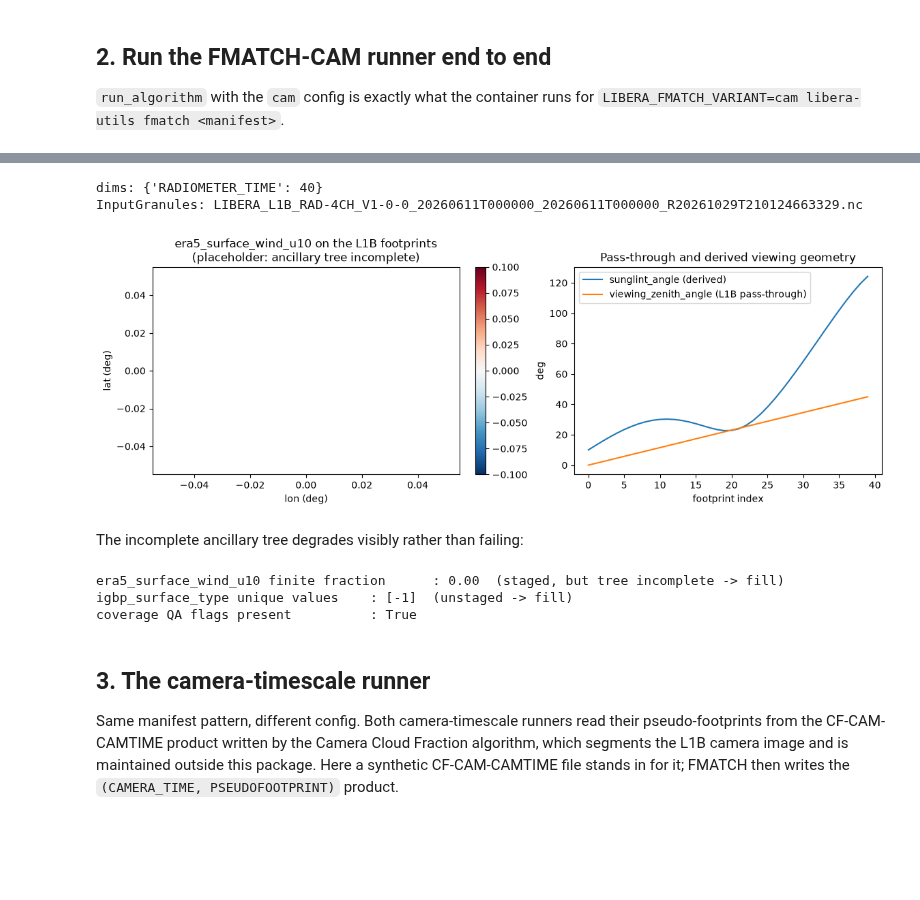
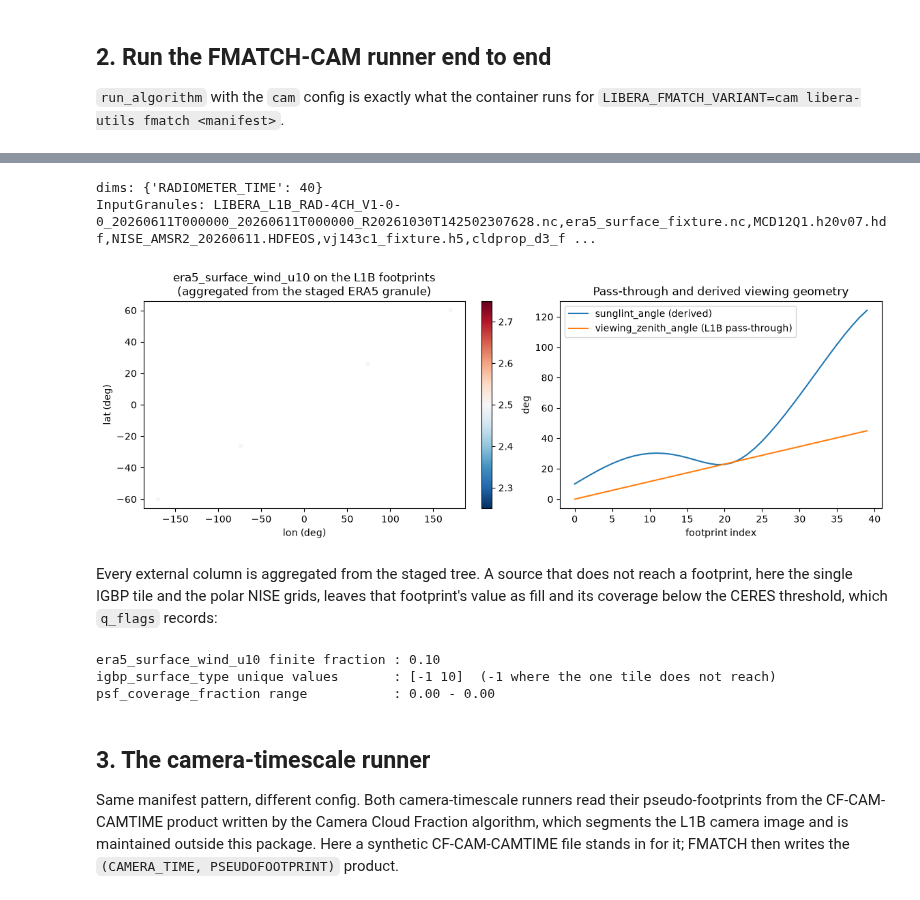
Before and after one commit to LASP-Libera/libera_utils, a Jupyter notebook: notebooks/09_runners.ipynb, the cells around one changed output, grey strips where cells are left out. Saved outputs shown, nothing was run; the diff lists cells and outputs as text; code cells hidden in the pictures; blank space fills up the shorter version.

```diff
--- a/notebooks/09_runners.ipynb
+++ b/notebooks/09_runners.ipynb
@@ -120,39 +138,44 @@ product        : LIBERA_AUX_FMATCH-CAM_V5-14-0_20260611T000000_20260611T000000_R
 # %%
 product = xr.open_dataset(product_path)
 print(f"dims: {dict(product.sizes)}")
 print(f"InputGranules: {product.attrs['InputGranules']}")
 
 fig, (ax1, ax2) = plt.subplots(1, 2, figsize=(11.5, 4), constrained_layout=True)
 sc = ax1.scatter(product.longitude, product.latitude, c=product.era5_surface_wind_u10, s=14, cmap="RdBu_r")
-ax1.set_title("era5_surface_wind_u10 on the L1B footprints\n(placeholder: ancillary tree incomplete)")
+ax1.set_title("era5_surface_wind_u10 on the L1B footprints\n(aggregated from the staged ERA5 granule)")
 ax1.set_xlabel("lon (deg)")
 ax1.set_ylabel("lat (deg)")
 fig.colorbar(sc, ax=ax1)
 
 ax2.plot(product.sunglint_angle.values, label="sunglint_angle (derived)")
 ax2.plot(product.viewing_zenith_angle.values, label="viewing_zenith_angle (L1B pass-through)")
 ax2.set_xlabel("footprint index")
 ax2.set_ylabel("deg")
 ax2.legend()
 ax2.set_title("Pass-through and derived viewing geometry")
 plt.show()
 # %% [output]
 dims: {'RADIOMETER_TIME': 40}
-InputGranules: LIBERA_L1B_RAD-4CH_V1-0-0_20260611T000000_20260611T000000_R20261029T210124663329.nc
+InputGranules: LIBERA_L1B_RAD-4CH_V1-0-0_20260611T000000_20260611T000000_R20261030T142502307628.nc,era5_surface_fixture.nc,MCD12Q1.h20v07.hdf,NISE_AMSR2_20260611.HDFEOS,vj143c1_fixture.h5,cldprop_d3_f ...
-[figure, old version]
+[figure, new version]
 # %% [markdown]
-The incomplete ancillary tree degrades visibly rather than failing:
+Every external column is aggregated from the staged tree. A source that does not reach a
+footprint, here the single IGBP tile and the polar NISE grids, leaves that footprint's value as fill
+and its coverage below the CERES threshold, which `q_flags` records:
 # %%
 staged_var = float(np.isfinite(product.era5_surface_wind_u10.values).mean())
-unstaged = product.igbp_surface_type.values
-print(f"era5_surface_wind_u10 finite fraction      : {staged_var:.2f}  (staged, but tree incomplete -> fill)")
-print(f"igbp_surface_type unique values    : {np.unique(unstaged)}  (unstaged -> fill)")
-print(f"coverage QA flags present          : {'qa_coverage' in product or 'coverage' in ''.join(product.data_vars)}")
+igbp = product.igbp_surface_type.values
+print(f"era5_surface_wind_u10 finite fraction : {staged_var:.2f}")
+print(f"igbp_surface_type unique values       : {np.unique(igbp)}  (-1 where the one tile does not reach)")
+print(
+    f"psf_coverage_fraction range           : {float(product.psf_coverage_fraction.min()):.2f} - "
+    f"{float(product.psf_coverage_fraction.max()):.2f}"
+)
 product.close()
 # %% [output]
-era5_surface_wind_u10 finite fraction      : 0.00  (staged, but tree incomplete -> fill)
-igbp_surface_type unique values    : [-1]  (unstaged -> fill)
-coverage QA flags present          : True
+era5_surface_wind_u10 finite fraction : 0.10
+igbp_surface_type unique values       : [-1 10]  (-1 where the one tile does not reach)
+psf_coverage_fraction range           : 0.00 - 0.00
 # %% [markdown]
 ## 3. The camera-timescale runner
 
```
Also changed, not shown: parts of 7 cells of this notebook, 4 other files.
